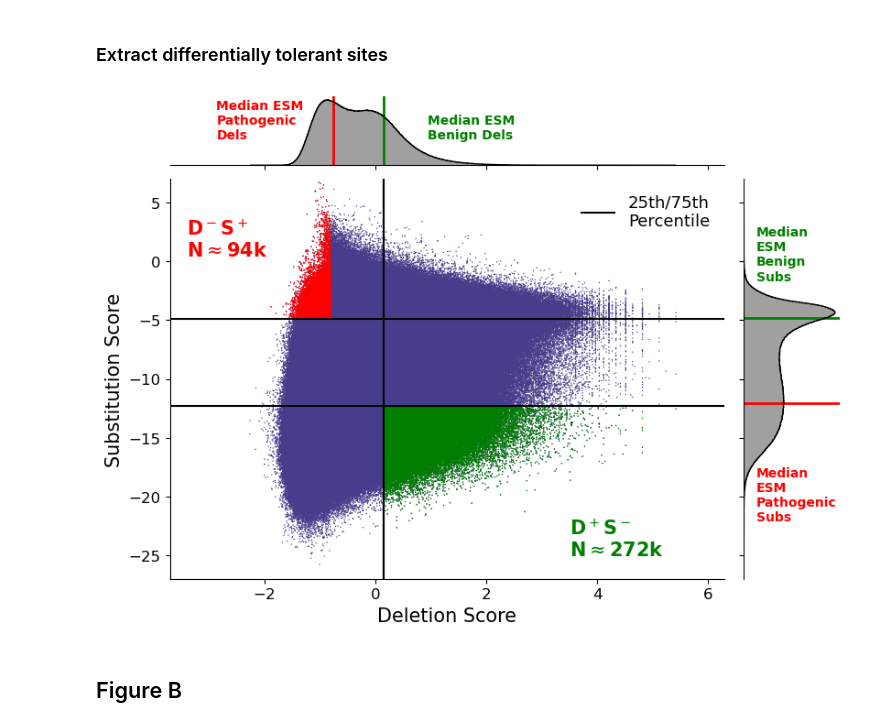
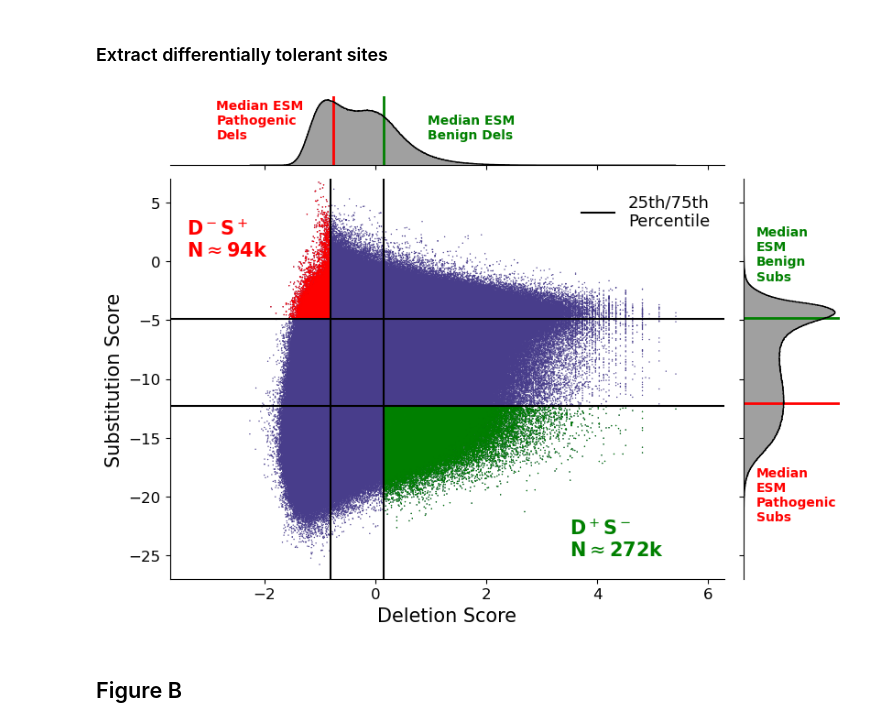
Before and after one commit to ntranoslab/diff-tol, a Jupyter notebook: code/fig2.ipynb, the cells around one changed output. Saved outputs shown, nothing was run; the diff lists cells and outputs as text; code cells hidden in the pictures.

Commit message:
fix figure 2a, add gnomad

```diff
--- a/code/fig2.ipynb
+++ b/code/fig2.ipynb
@@ -46,7 +46,7 @@ joint = sns.jointplot(data=plot_data, x='log_aPLLR', y="avg_LLR", color="darksla
                       marginal_kws=dict(bins=num_bins, edgecolor='none', color="grey", stat="density"))
 
 # Add in percentile data
-plt.axvline(-np.log10(del_tol), color="black")
+plt.axvline(-np.log10(del_intol), color="black")
 plt.axvline(-np.log10(del_tol), color="black")
 plt.axhline(sub_intol, color="black")
 plt.axhline(sub_tol, color="black", label=f"{cutoff}th/{100-cutoff}th\nPercentile")
@@ -65,34 +65,34 @@ ax_marg_x.axvline(x=benign_dels_sumstats["50%"], color="green", lw=2)
 ax_marg_x.axvline(x=pathogenic_dels_sumstats["50%"], color="red", lw=2)
 ax_marg_x.hist(x=plot_data.log_aPLLR[plot_data.log_aPLLR != np.inf], histtype="step", color="black", bins=num_bins, density=True)
 ax_marg_x.text(benign_dels_sumstats["50%"]+.8, 0.25, "Median ESM\nBenign Dels", color="green", weight="bold")
 ax_marg_x.text(pathogenic_dels_sumstats["50%"]-2.1, 0.25, "Median ESM\nPathogenic\nDels", color="red", weight="bold")
 
 ax_marg_y.axhline(y=benign_subs_sumstats["50%"], color="green", lw=2)
 ax_marg_y.axhline(y=pathogenic_subs_sumstats["50%"], color="red", lw=2)
 ax_marg_y.hist(x=plot_data.avg_LLR, histtype="step", color="black", orientation='horizontal', bins=num_bins, density=True)
 ax_marg_y.text(0.02, benign_subs_sumstats["50%"]+3.2, "Median\nESM\nBenign\nSubs", color="green", weight="bold")
 ax_marg_y.text(0.02, pathogenic_subs_sumstats["50%"]-10, "Median\nESM\nPathogenic\nSubs", color="red", weight="bold")
 ####
 
 # Annotations, labels, etc
 plt.xlabel("Deletion Score", size=15)
 plt.ylabel("Substitution Score", size=15)
 
 plt.ylim(-27, 7)
 plt.xlim(-3.7, 6.3)
 
 _=plt.text(3.5, -25, r'D$^+$S$^-$'+f"\nN" + r'$\approx$' + f"{int(np.round(del_tol_sub_intol.shape[0] / 1000, 1))}k", color="green", size=15, weight="bold")
 _=plt.text(-3.4, .5, r'D$^-$S$^+$'+f"\nN" r'$\approx$' + f"{int(np.round(del_intol_sub_tol.shape[0] / 1000, 1))}k", color="red", size=15, weight="bold")
 plt.legend(loc="upper right", frameon=False, fontsize=13)
 
 _=plt.xticks(size=12)
 _=plt.yticks(size=12)
 
 joint.fig.set_figwidth(4.7*1.8)
 joint.fig.set_figheight(3.53*1.7)
 plt.show()
 # %% [output]
-[figure, old version]
+[figure, new version]
 # %% [markdown]
 ## Figure B
 # %% [markdown]
```
Also changed, not shown: 2 other files.
